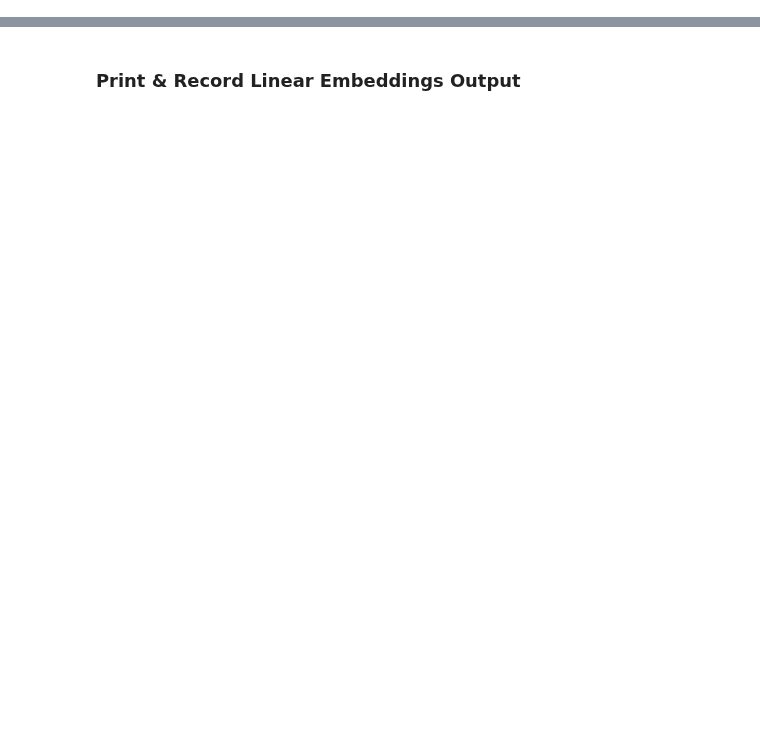
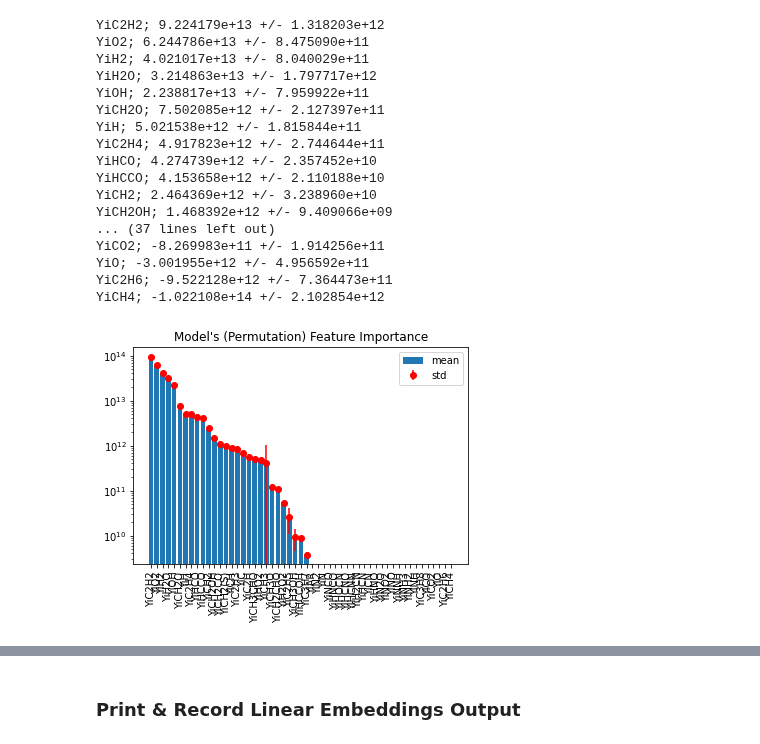
Before and after one commit to amolsalunkhe/ChemTab, a Jupyter notebook: src/main-notebook.ipynb, the cells around one changed output, grey strips where cells are left out. Drawn from its saved outputs; the diff is of its cells as text; code cells hidden in the pictures; blank space fills up the shorter version.

```diff
--- a/src/main-notebook.ipynb
+++ b/src/main-notebook.ipynb
@@ -53 +111,8 @@ exprExec = run_pcdnn_v2_experiments(dm, debug_mode=debug_mode)
+# %%
+""" prepare PCDNNV2 for loading (from prior experiments) """
+
+exprExec = PCDNNV2ExperimentExecutor()
+exprExec.debug_mode = debug_mode
+
+exprExec.setModelFactory(PCDNNV2ModelFactory())
 # %%
@@ -65,4 +144,24 @@ inspector = model_analysis.ModelInspector(exprExec.modelFactory, dm)
 # %%
-inspector.plot_permutation_feature_importance()
+n_repeats = 5 if debug_mode else 20
+inspector.plot_permutation_feature_importance(n_repeats=n_repeats)
+# %% [output]
+YiC2H2; 9.224179e+13 +/- 1.318203e+12
+YiO2; 6.244786e+13 +/- 8.475090e+11
+YiH2; 4.021017e+13 +/- 8.040029e+11
+YiH2O; 3.214863e+13 +/- 1.797717e+12
+YiOH; 2.238817e+13 +/- 7.959922e+11
+YiCH2O; 7.502085e+12 +/- 2.127397e+11
+YiH; 5.021538e+12 +/- 1.815844e+11
+YiC2H4; 4.917823e+12 +/- 2.744644e+11
+YiHCO; 4.274739e+12 +/- 2.357452e+10
+YiHCCO; 4.153658e+12 +/- 2.110188e+10
+YiCH2; 2.464369e+12 +/- 3.238960e+10
+YiCH2OH; 1.468392e+12 +/- 9.409066e+09
+... (37 lines left out)
+YiCO2; -8.269983e+11 +/- 1.914256e+11
+YiO; -3.001955e+12 +/- 4.956592e+11
+YiC2H6; -9.522128e+12 +/- 7.364473e+11
+YiCH4; -1.022108e+14 +/- 2.102854e+12
+[figure, added]
 # %%
 inspector.plot_partial_dependence()
```
Also changed, not shown: parts of 12 cells of this notebook, 1 other file.
